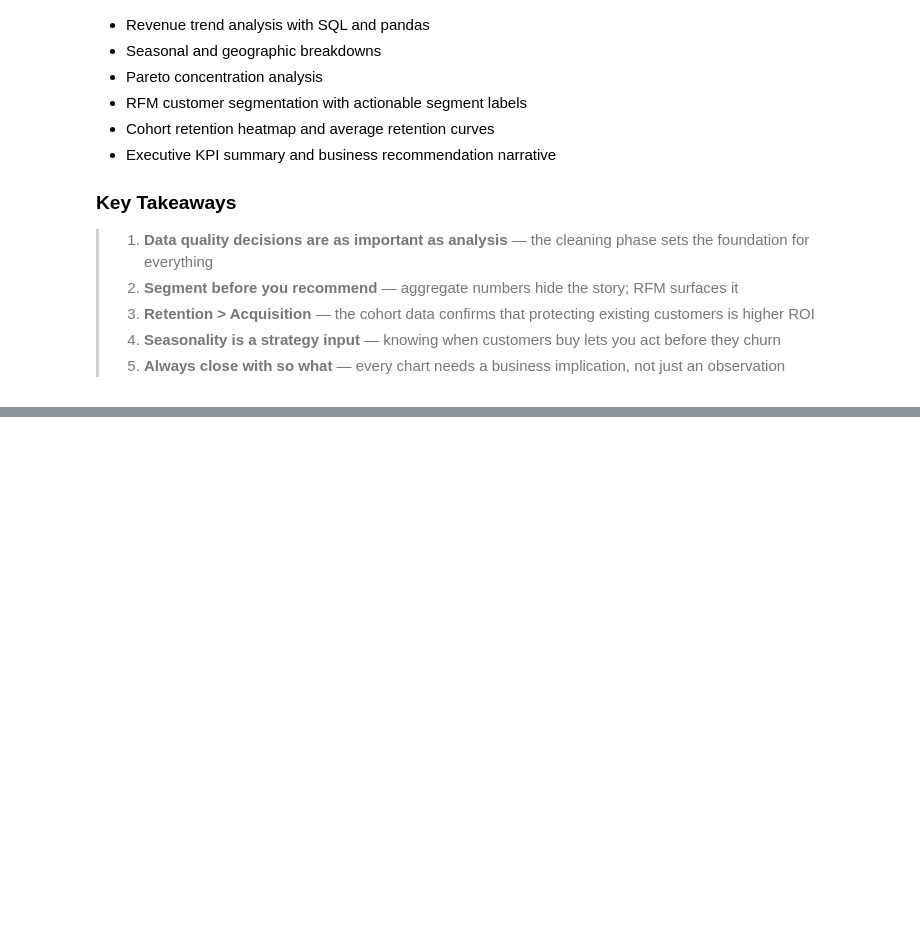
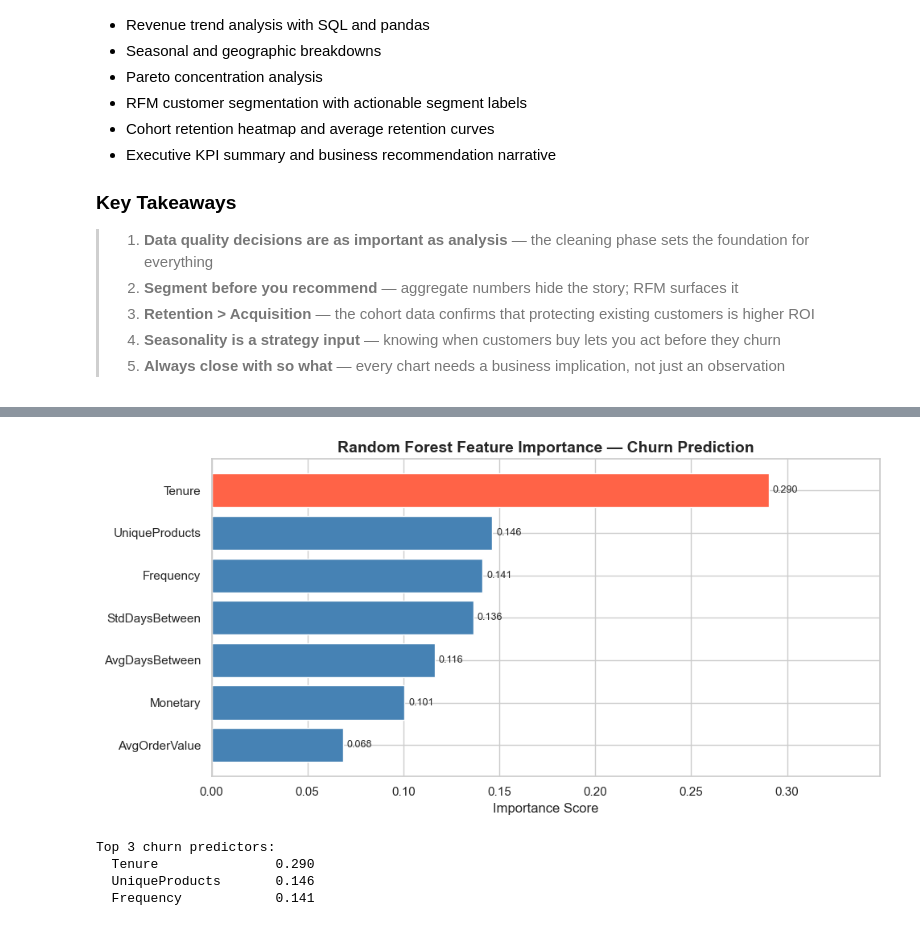
Before and after one commit to asimjamal/Customer-Intelligence-Report, a Jupyter notebook: customer_analytics_eda.ipynb, the cells around one changed output, grey strips where cells are left out. Saved outputs shown, nothing was run; the diff lists cells and outputs as text; code cells hidden in the pictures; blank space fills up the shorter version.

```diff
--- a/customer_analytics_eda.ipynb
+++ b/customer_analytics_eda.ipynb
@@ -1520,0 +1875,39 @@ An end-to-end customer intelligence report on real transactional data, covering:
+# %%
+# ── 7.7  Feature Importance ──────────────────────────────────────────────────
+#
+# Random Forest gives us a built-in importance score per feature.
+# This tells us WHICH behavioural signals matter most for predicting churn.
+# Business insight: the top features are the ones marketing should track as KPIs.
+
+importance_df = pd.DataFrame({
+    "Feature"   : FEATURES,
+    "Importance": rf.feature_importances_
+}).sort_values("Importance", ascending=True)
+
+fig, ax = plt.subplots(figsize=(10, 5))
+bars = ax.barh(
+    importance_df["Feature"],
+    importance_df["Importance"],
+    color=["tomato" if v == importance_df["Importance"].max()
+           else "steelblue" for v in importance_df["Importance"]]
+)
+
+for bar, val in zip(bars, importance_df["Importance"]):
+    ax.text(bar.get_width() + 0.002, bar.get_y() + bar.get_height()/2,
+            f"{val:.3f}", va="center", fontsize=9)
+
+ax.set_title("Random Forest Feature Importance — Churn Prediction", fontweight="bold")
+ax.set_xlabel("Importance Score")
+ax.set_xlim(0, importance_df["Importance"].max() * 1.2)
+plt.tight_layout()
+plt.show()
+
+print("Top 3 churn predictors:")
+for _, row in importance_df.sort_values("Importance", ascending=False).head(3).iterrows():
+    print(f"  {row['Feature']:<20} {row['Importance']:.3f}")
+# %% [output]
+[figure, added]
+Top 3 churn predictors:
+  Tenure               0.290
+  UniqueProducts       0.146
+  Frequency            0.141
```
Also changed, not shown: parts of 13 cells of this notebook.
